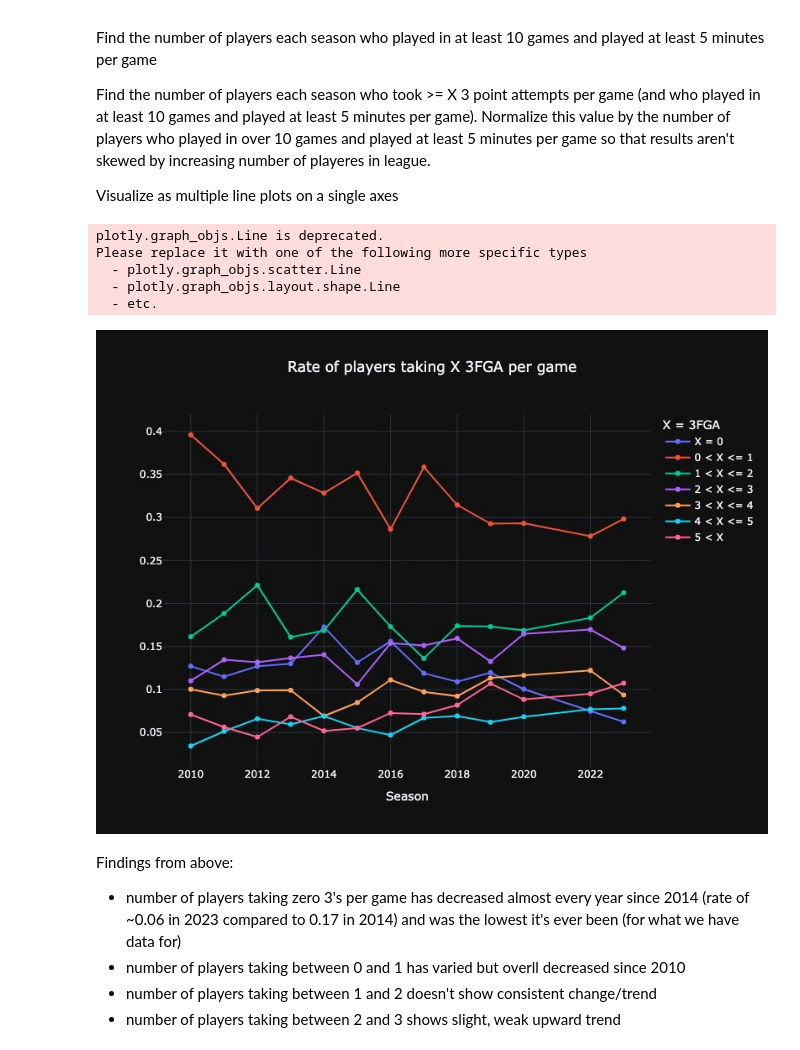
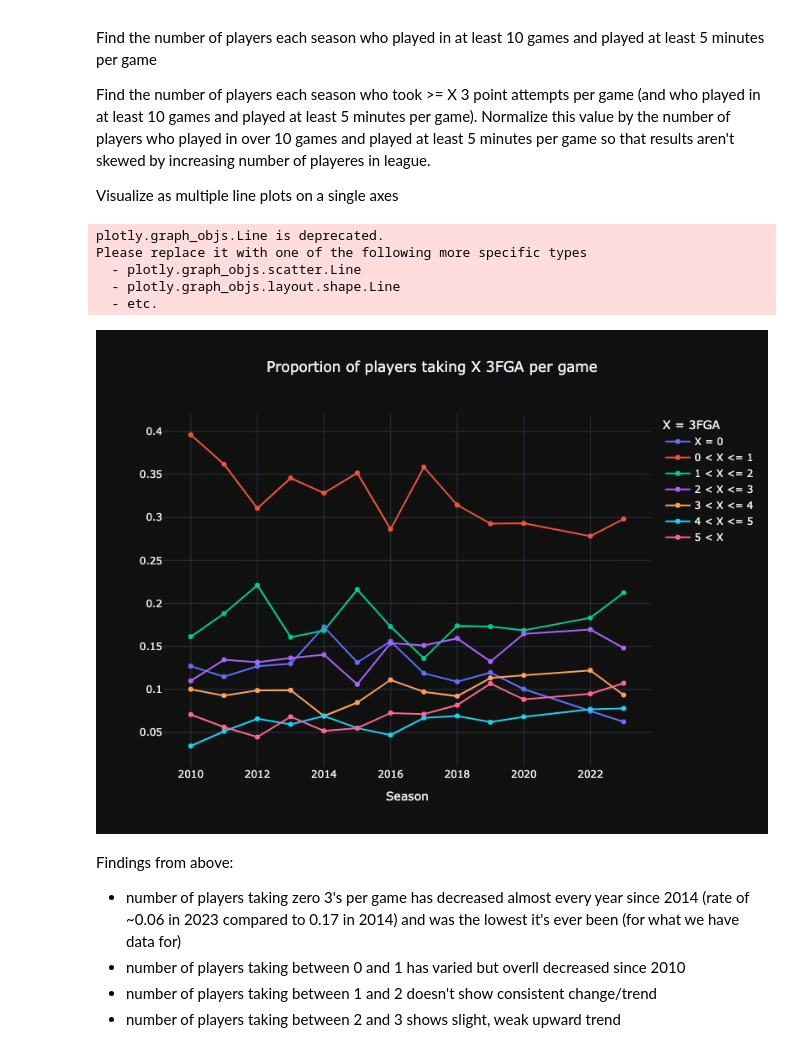
Before and after one commit to emmaritcey/usports_database, a Jupyter notebook: Final_Visualizations_Scoring.ipynb, the cells around one changed output. Cells and saved outputs as stored; diff of their text form; code cells hidden in the pictures.

Commit message:
update images

```diff
--- a/Final_Visualizations_Scoring.ipynb
+++ b/Final_Visualizations_Scoring.ipynb
@@ -106,35 +106,35 @@ plot = go.Figure(data=[
     x = three_count_norm.columns.values,
     y = three_count_norm.iloc[4]
     ),
     go.Line(
     name = '4 < X <= 5',
     x = three_count_norm.columns.values,
     y = three_count_norm.iloc[5]
     ),
     go.Line(
     name = '5 < X ',
     x = three_count_norm.columns.values,
     y = three_count_norm.iloc[6]
     )],
     layout=go.Layout(
-        title="Rate of players taking X 3FGA per game ",
+        title="Proportion of players taking X 3FGA per game ",
         xaxis_title="Season",
         template="plotly_dark",
         width=800,
         height=600,
         title_x=0.5
                  ))
 plot.update_layout(legend_title_text='X = 3FGA')
 plot.show('jpg')
 #save Figure as jpg image
 plot.write_image("images/ind_3fga_by_season.jpeg", scale=6)
 # %% [output]
 plotly.graph_objs.Line is deprecated.
 Please replace it with one of the following more specific types
   - plotly.graph_objs.scatter.Line
   - plotly.graph_objs.layout.shape.Line
   - etc.
-[figure, old version]
+[figure, new version]
 # %% [markdown]
 Findings from above:
 - number of players taking zero 3's per game has decreased almost every year since 2014 (rate of ~0.06 in 2023 compared to 0.17 in 2014) and was the lowest it's ever been (for what we have data for)
```
Also changed, not shown: parts of 11 cells of this notebook, 5 other files.
